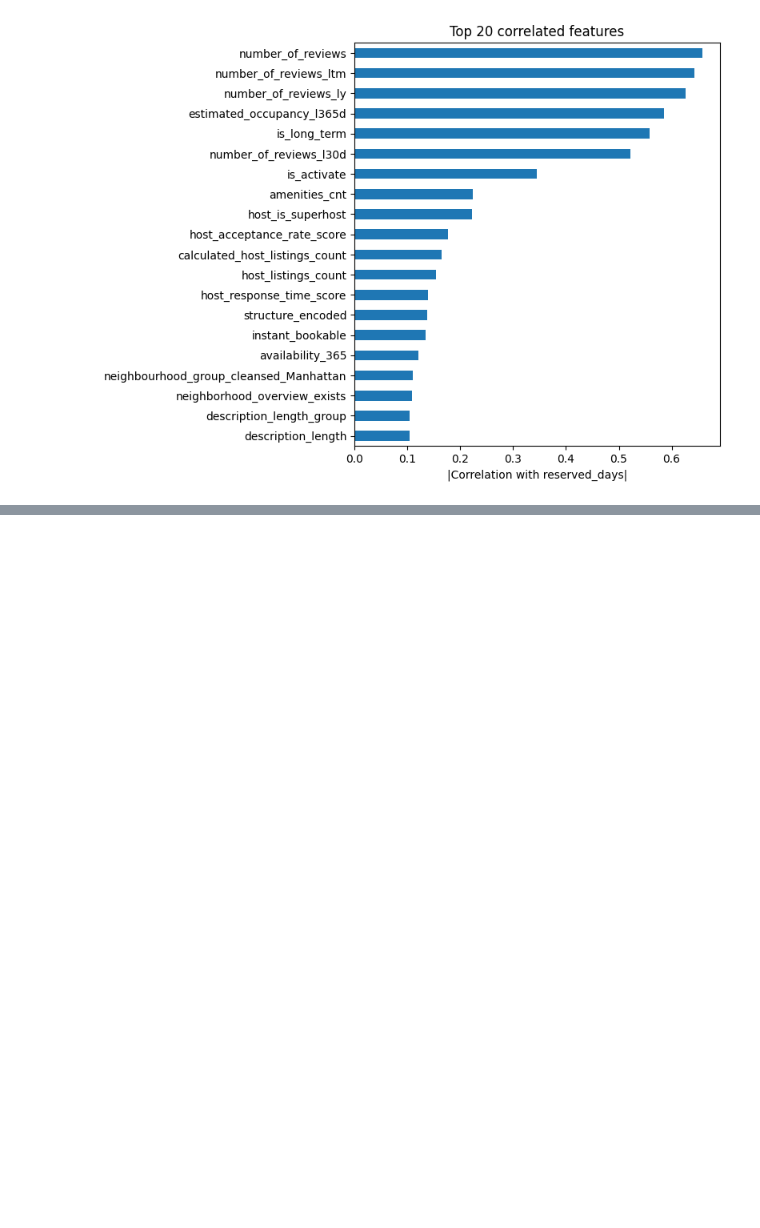
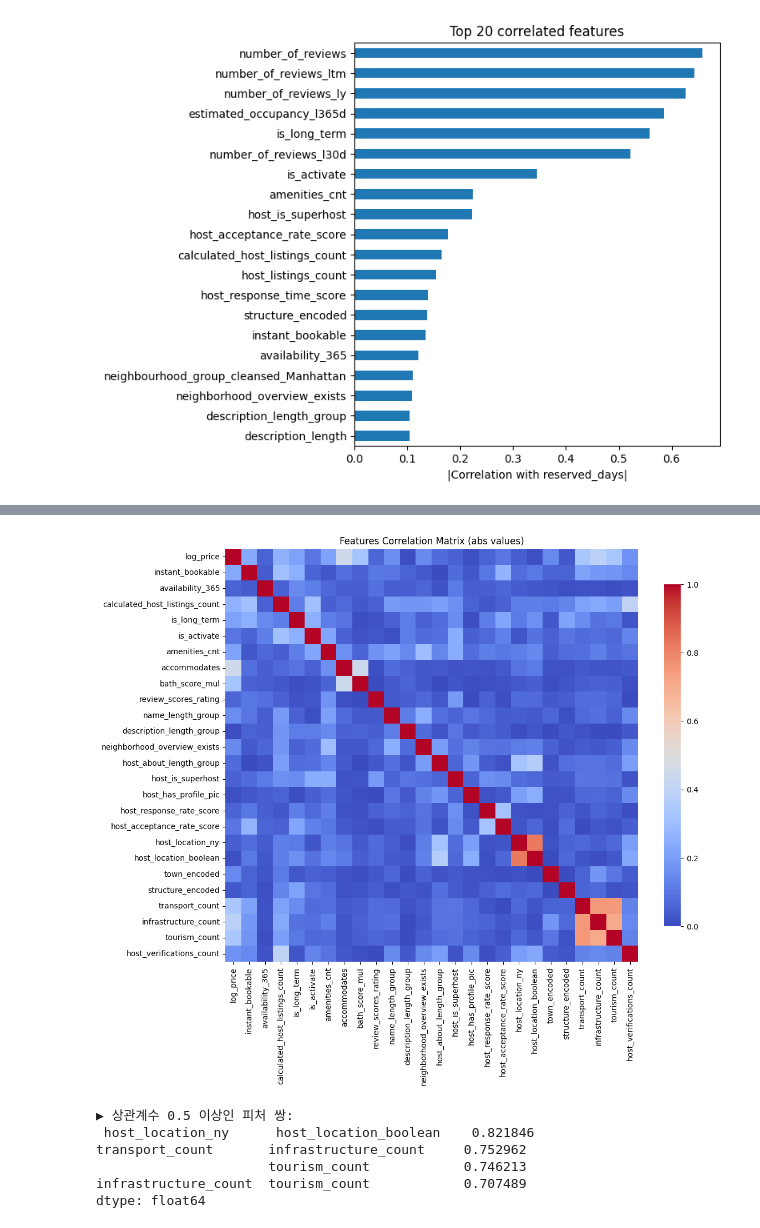
Before and after one commit to jiwon512/advanced_project, a Jupyter notebook: jiwon_project/2.eda/final_reserve_date.ipynb, the cells around one changed output, grey strips where cells are left out. Cells and saved outputs as stored; diff of their text form; code cells hidden in the pictures; blank space fills up the shorter version.

```diff
--- a/jiwon_project/2.eda/final_reserve_date.ipynb
+++ b/jiwon_project/2.eda/final_reserve_date.ipynb
@@ -922,0 +948,55 @@ dtype: float64
+# %%
+import pandas as pd
+import numpy as np
+import seaborn as sns
+import matplotlib.pyplot as plt
+
+# 1) 관심 있는 피처만 골라서 상관계수 행렬 계산
+feat = [  # 앞서 선정한 피처 리스트
+ 'log_price',
+ 'instant_bookable',
+ 'availability_365',
+ 'calculated_host_listings_count',
+ 'is_long_term',
+ 'is_activate',
+ 'amenities_cnt',
+ 'accommodates',
+ 'bath_score_mul',
+ 'review_scores_rating',
+ 'name_length_group',
+ 'description_length_group',
+ 'neighborhood_overview_exists',
+ 'host_about_length_group',
+ 'host_is_superhost',
+ 'host_has_profile_pic',
+ 'host_response_rate_score',
+ 'host_acceptance_rate_score',
+ 'host_location_ny',
+ 'host_location_boolean',
+ 'town_encoded',
+ 'structure_encoded',
+ 'transport_count','infrastructure_count','tourism_count',
+ 'host_verifications_count']  # 앞에서 정의한 features 리스트
+corr = df[feat].corr().abs()
+
+# 2) 히트맵으로 시각화 (상관관계가 높은 부분 색이 진하게)
+plt.figure(figsize=(12,10))
+sns.heatmap(corr, cmap='coolwarm', vmin=0, vmax=1,
+            annot=False, square=True, cbar_kws={'shrink':.8})
+plt.title("Features Correlation Matrix (abs values)")
+plt.show()
+
+# 3) 절반(triu) 이상의 삼각영역만 남기고 상관쌍 추출
+upper = corr.where(np.triu(np.ones(corr.shape), k=1).astype(bool))
+high_corr_pairs = (upper.stack()
+                        .sort_values(ascending=False)
+                        .loc[lambda x: x>0.5])  # 0.8 이상만 필터
+print("▶ 상관계수 0.5 이상인 피처 쌍:\n", high_corr_pairs)
+# %% [output]
+[figure, added]
+▶ 상관계수 0.5 이상인 피처 쌍:
+ host_location_ny      host_location_boolean    0.821846
+transport_count       infrastructure_count     0.752962
+                      tourism_count            0.746213
+infrastructure_count  tourism_count            0.707489
+dtype: float64
```
Also changed, not shown: parts of 29 cells of this notebook.
